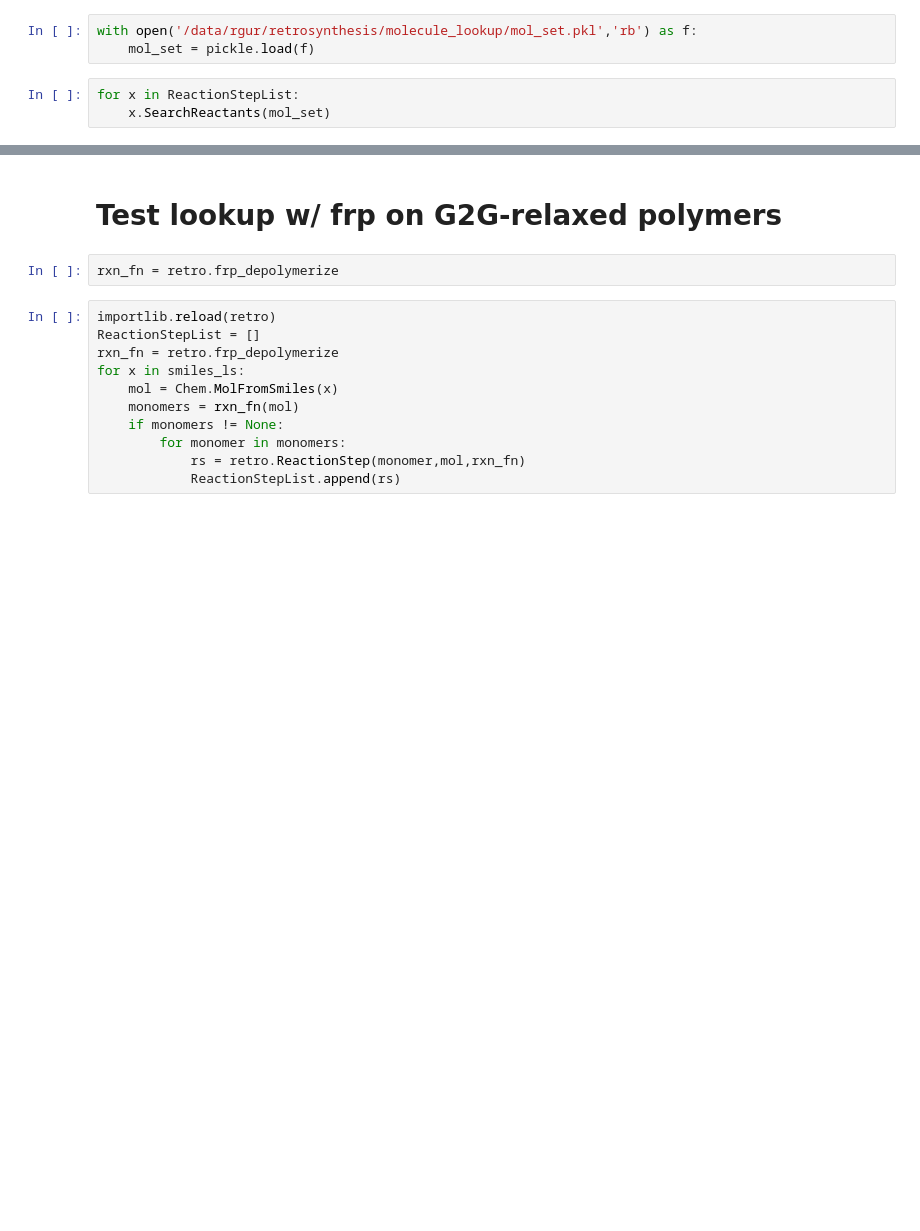
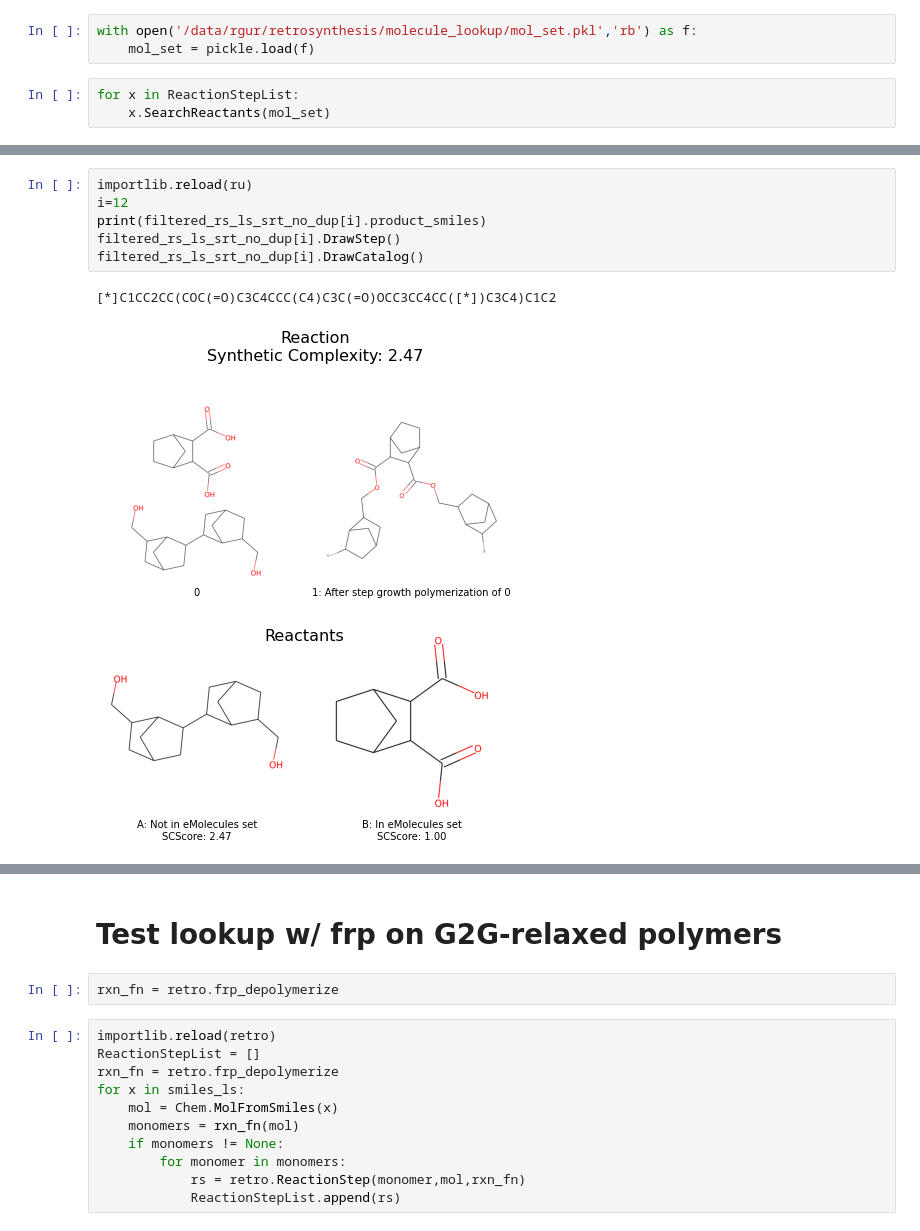
Before and after one commit to rishigurnani/hMOFs-Snurr, a Jupyter notebook: fall20_mse_8803_2.ipynb, the cells around one changed output, grey strips where cells are left out. Drawn from its saved outputs; the diff is of its cells as text; blank space fills up the shorter version.

```diff
--- a/fall20_mse_8803_2.ipynb
+++ b/fall20_mse_8803_2.ipynb
@@ -761,0 +785,10 @@ df_med[df_med['smiles']==filtered_rs_ls_srt_no_dup[i].product_smiles.replace('*'
+# %%
+importlib.reload(ru)
+i=12
+print(filtered_rs_ls_srt_no_dup[i].product_smiles)
+filtered_rs_ls_srt_no_dup[i].DrawStep()
+filtered_rs_ls_srt_no_dup[i].DrawCatalog()
+# %% [output]
+[*]C1CC2CC(COC(=O)C3C4CCC(C4)C3C(=O)OCC3CC4CC([*])C3C4)C1C2
+[figure, added]
+[figure, added]
```
Also changed, not shown: parts of 53 cells of this notebook, 2 other files.
